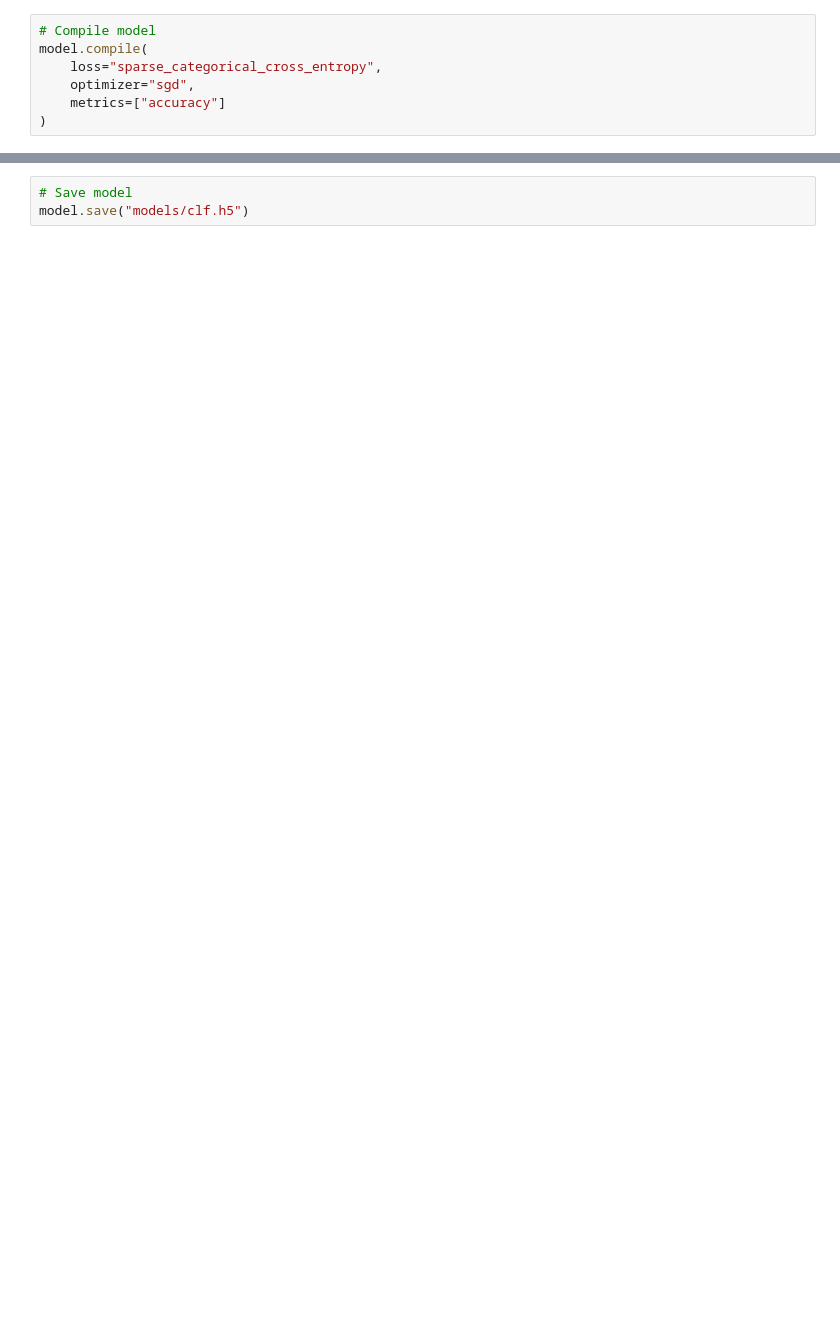
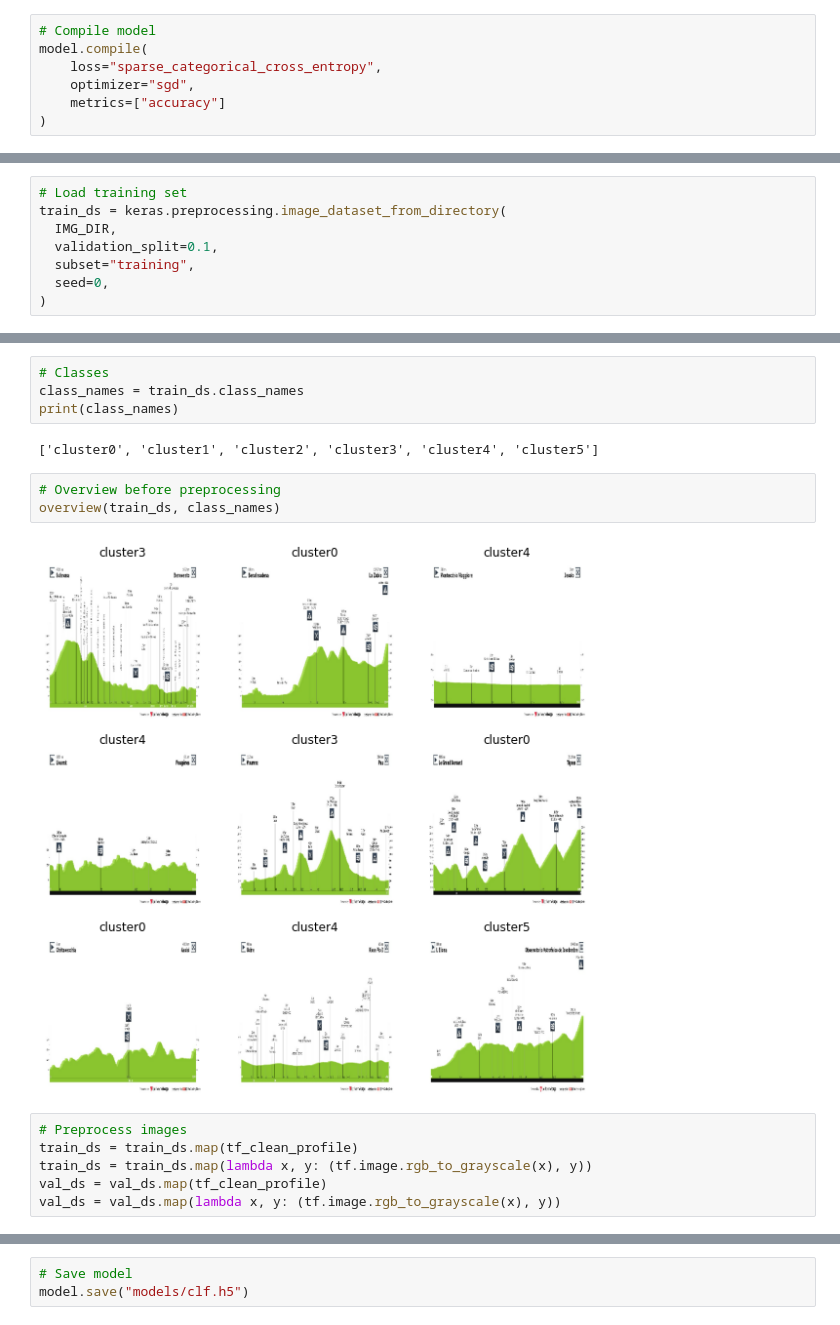
Before and after one commit to gontzalm/cycling-seer, a Jupyter notebook: notebooks/classification.ipynb, the cells around one changed output, grey strips where cells are left out. Saved outputs shown, nothing was run; the diff lists cells and outputs as text; blank space fills up the shorter version.

```diff
--- a/notebooks/classification.ipynb
+++ b/notebooks/classification.ipynb
@@ -43,0 +66,8 @@ model.summary()
+# %%
+# Load training set
+train_ds = keras.preprocessing.image_dataset_from_directory(
+  IMG_DIR,
+  validation_split=0.1,
+  subset="training",
+  seed=0,
+)
@@ -43,0 +88,17 @@ model.summary()
+# %%
+# Classes
+class_names = train_ds.class_names
+print(class_names)
+# %% [output]
+['cluster0', 'cluster1', 'cluster2', 'cluster3', 'cluster4', 'cluster5']
+# %%
+# Overview before preprocessing
+overview(train_ds, class_names)
+# %% [output]
+[figure, added]
+# %%
+# Preprocess images
+train_ds = train_ds.map(tf_clean_profile)
+train_ds = train_ds.map(lambda x, y: (tf.image.rgb_to_grayscale(x), y))
+val_ds = val_ds.map(tf_clean_profile)
+val_ds = val_ds.map(lambda x, y: (tf.image.rgb_to_grayscale(x), y))
```
Also changed, not shown: parts of 12 cells of this notebook, 2 other files.
